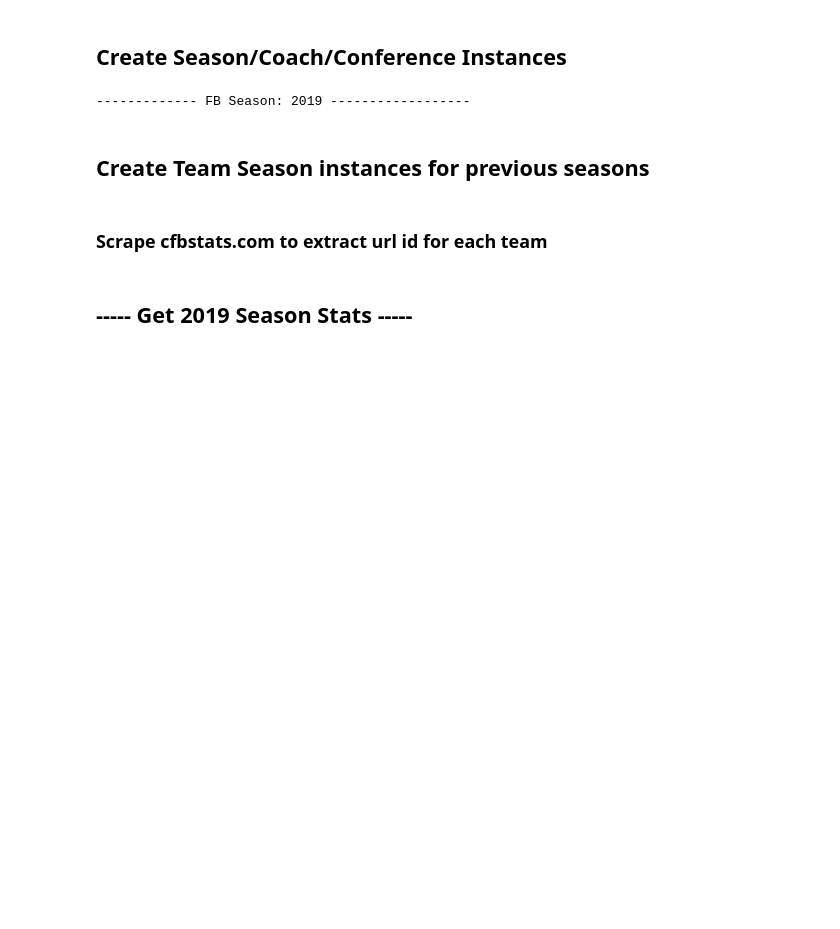
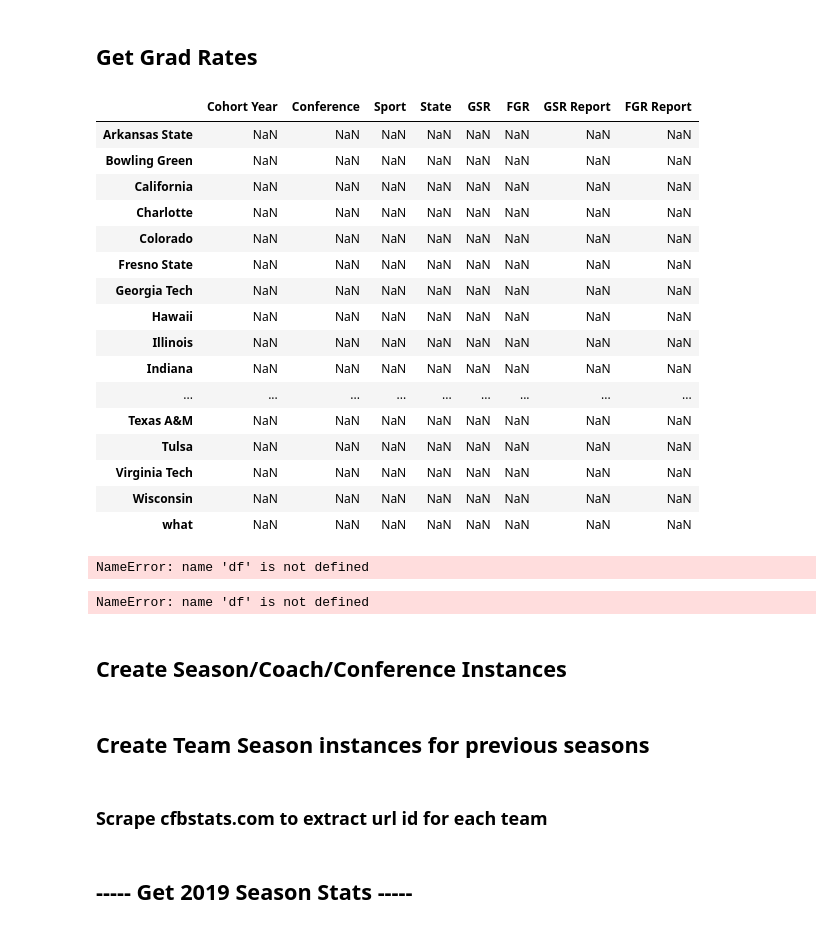
Before and after one commit to JordanHyatt/bigdata, a Jupyter notebook: z_db_init.ipynb, the cells around one changed output. Saved outputs shown, nothing was run; the diff lists cells and outputs as text; code cells hidden in the pictures; blank space fills up the shorter version.

```diff
--- a/z_db_init.ipynb
+++ b/z_db_init.ipynb
@@ -15,6 +16,63 @@ for year in range(1900,2100):
     season,c = Season.objects.get_or_create(
         year=year,defaults=dict(year=year)
     )
+# %% [markdown]
+## Get Grad Rates
+# %%
+path = join(pwd,f'z_data\Graduation_Success_Rate.html')
+df=pd.read_html(path)[0]
+
+df['School']=df['School'].str.replace('University of','').str.strip()
+df['School']=df['School'].str.replace('University','').str.strip()
+df['School']=df['School'].str.replace(' at ','-').str.strip()
+
+def match_teams(name):
+    if name in team_match_dict.keys():
+        return team_match_dict[name]
+    else:
+        return name
+df['School']=df['School'].map(match_teams)
+# %%
+rdf=RF(School.objects.values('name'))
+rdf=rdf.set_index('name')
+jdf=rdf.join(df.set_index('School'))
+
+missing=jdf[pd.isna(jdf['Sport'])]
+missing
+# %% [output]
+|  | Cohort Year | Conference | Sport | State | GSR | FGR | GSR Report | FGR Report |
+| Arkansas State | NaN | NaN | NaN | NaN | NaN | NaN | NaN | NaN |
+| Bowling Green | NaN | NaN | NaN | NaN | NaN | NaN | NaN | NaN |
+| California | NaN | NaN | NaN | NaN | NaN | NaN | NaN | NaN |
+| Charlotte | NaN | NaN | NaN | NaN | NaN | NaN | NaN | NaN |
+| Colorado | NaN | NaN | NaN | NaN | NaN | NaN | NaN | NaN |
+| Fresno State | NaN | NaN | NaN | NaN | NaN | NaN | NaN | NaN |
+| Georgia Tech | NaN | NaN | NaN | NaN | NaN | NaN | NaN | NaN |
+| Hawaii | NaN | NaN | NaN | NaN | NaN | NaN | NaN | NaN |
+| Illinois | NaN | NaN | NaN | NaN | NaN | NaN | NaN | NaN |
+| Indiana | NaN | NaN | NaN | NaN | NaN | NaN | NaN | NaN |
+| ... | ... | ... | ... | ... | ... | ... | ... | ... |
+| Texas A&M | NaN | NaN | NaN | NaN | NaN | NaN | NaN | NaN |
+| Tulsa | NaN | NaN | NaN | NaN | NaN | NaN | NaN | NaN |
+| Virginia Tech | NaN | NaN | NaN | NaN | NaN | NaN | NaN | NaN |
+| Wisconsin | NaN | NaN | NaN | NaN | NaN | NaN | NaN | NaN |
+| what | NaN | NaN | NaN | NaN | NaN | NaN | NaN | NaN |
+# %%
+df[df['School'].str.contains('Buffalo')].iloc[0].School
+# %% [output]
+NameError: name 'df' is not defined
+# %%
+df['year']=df['Cohort Year']
+display(df.sample(5).head())
+df['School']=df['School'].str.replace('University of','').str.strip()
+df['School']=df['School'].str.replace('University','').str.strip()
+for tup in df.itertuples():
+    season = Season.objects.get(year=tup.year)
+    team_qs = Team.objects.filter(school__name=tup.School)
+    if len(team_qs)==0:
+        print(tup.School)
+# %% [output]
+NameError: name 'df' is not defined
 # %% [markdown]
 ## Create Season/Coach/Conference Instances
 # %%
@@ -71,9 +129,7 @@ def main():
             )
         )
 
-main()
+#main()
-# %% [output]
-------------- FB Season: 2019 ------------------
 # %% [markdown]
 ## Create Team Season instances for previous seasons
 # %%
```
Also changed, not shown: parts of 3 cells of this notebook, 20 other files.
